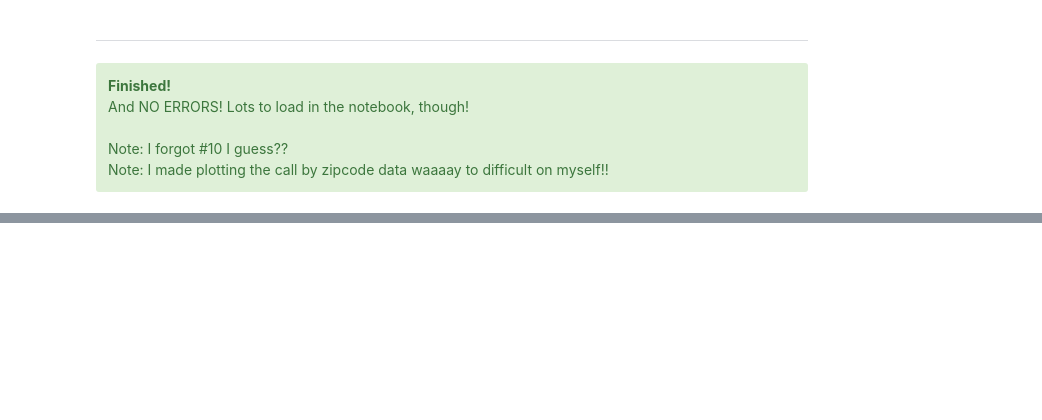
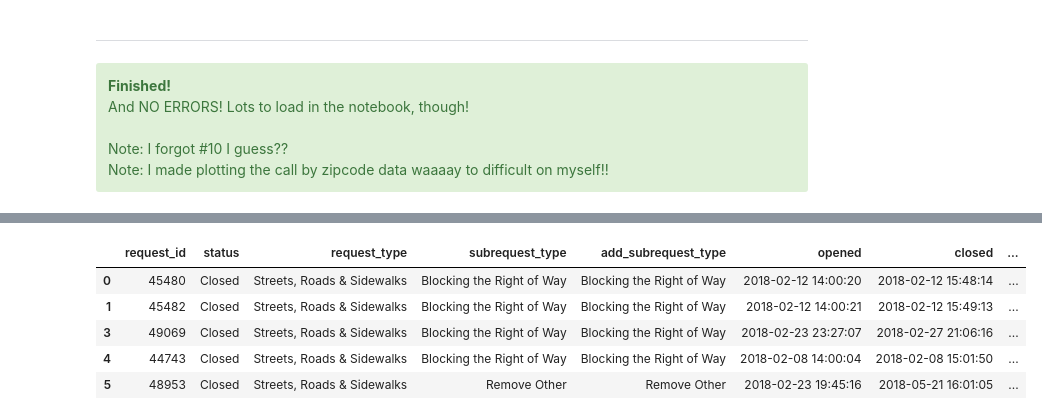
Before and after one commit to theheatherlwalker/NSS-Analytics-Jumpstart-2022-06, a Jupyter notebook: notebooks/hwalker_jumpstart_analysis.ipynb, the cells around one changed output, grey strips where cells are left out. Cells and saved outputs as stored; diff of their text form; code cells hidden in the pictures; blank space fills up the shorter version.

```diff
--- a/notebooks/hwalker_jumpstart_analysis.ipynb
+++ b/notebooks/hwalker_jumpstart_analysis.ipynb
@@ -1085,0 +1197,4 @@ Name: request_type, dtype: int64
+# %%
+hub['median_resolution_time'] = hub.resolution_time.median()
+
+hub.head()
@@ -1085,0 +1208,9 @@ Name: request_type, dtype: int64
+# %%
+# Moving *median_resolution_time* to next to *resolution_time_hours*
+
+median_resolution_time = hub['median_resolution_time']
+hub = hub.drop(columns=['median_resolution_time'])
+hub.insert(loc=9, column='median_resolution_time', value=median_resolution_time)
+
+# Checking that it put it in the correct spot.
+hub.head()
@@ -1085,0 +1247,15 @@ Name: request_type, dtype: int64
+# %%
+# Create __streets_median__ subset from hub
+# with request_type as Streets, Roads, and Sidewalks.
+# Check with `.head()`
+
+streets_median = hub.loc[hub.request_type.isin(['Streets, Roads & Sidewalks'])]
+
+streets_median.head()
+# %% [output]
+|  | request_id | status | request_type | subrequest_type | add_subrequest_type | opened | closed | ... |
+| 0 | 45480 | Closed | Streets, Roads & Sidewalks | Blocking the Right of Way | Blocking the Right of Way | 2018-02-12 14:00:20 | 2018-02-12 15:48:14 | ... |
+| 1 | 45482 | Closed | Streets, Roads & Sidewalks | Blocking the Right of Way | Blocking the Right of Way | 2018-02-12 14:00:21 | 2018-02-12 15:49:13 | ... |
+| 3 | 49069 | Closed | Streets, Roads & Sidewalks | Blocking the Right of Way | Blocking the Right of Way | 2018-02-23 23:27:07 | 2018-02-27 21:06:16 | ... |
+| 4 | 44743 | Closed | Streets, Roads & Sidewalks | Blocking the Right of Way | Blocking the Right of Way | 2018-02-08 14:00:04 | 2018-02-08 15:01:50 | ... |
+| 5 | 48953 | Closed | Streets, Roads & Sidewalks | Remove Other | Remove Other | 2018-02-23 19:45:16 | 2018-05-21 16:01:05 | ... |
```
Also changed, not shown: parts of 96 cells of this notebook.
